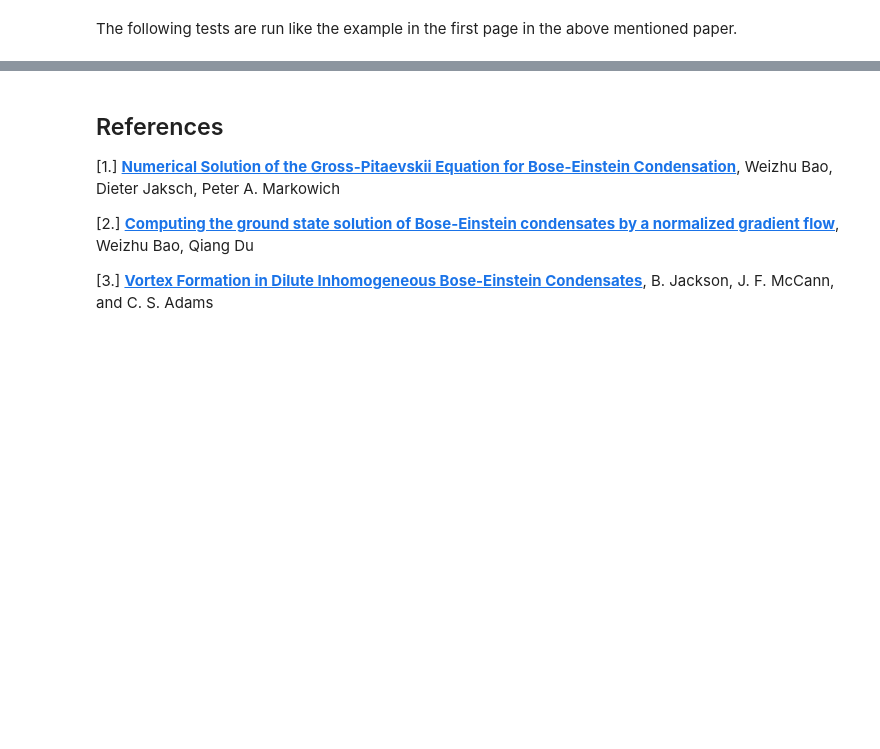
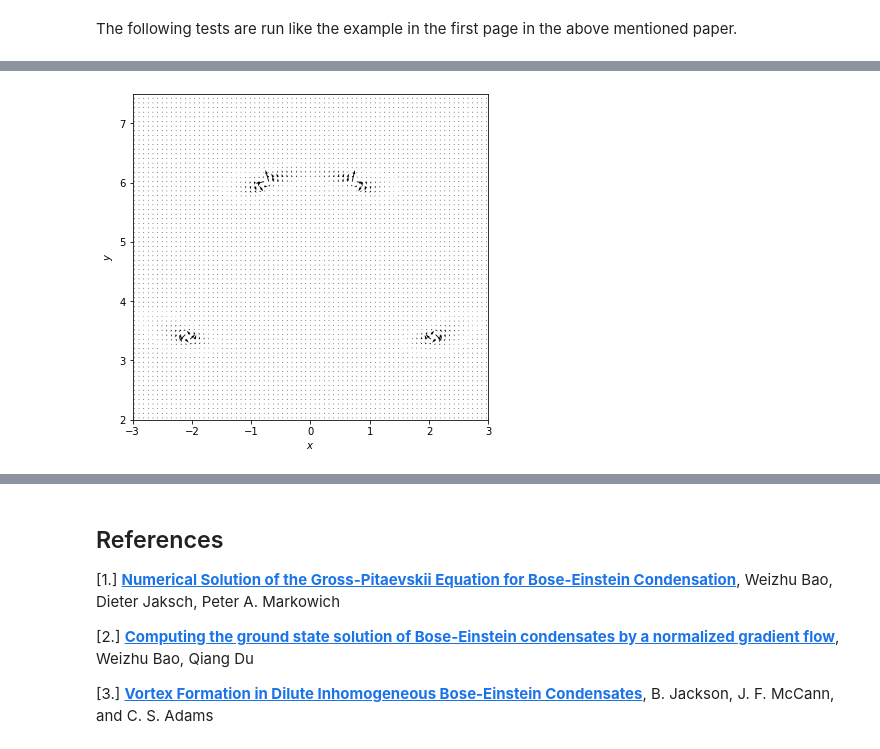
Before and after one commit to mvilucchio/BEC_TSSP, a Jupyter notebook: final_notebook.ipynb, the cells around one changed output, grey strips where cells are left out. Drawn from its saved outputs; the diff is of its cells as text; code cells hidden in the pictures; blank space fills up the shorter version.

```diff
--- a/final_notebook.ipynb
+++ b/final_notebook.ipynb
@@ -156,0 +199,8 @@ for i in range(len(t)):
+# %%
+u, v = gp.veloc_2d(psi_t[frame], x_spacing, y_spacing)
+veloc_fig = pt.quiver_plotter(X, Y, [u, v], show_plot=False)
+veloc_axis = veloc_fig.gca()
+veloc_axis.axis([-3,3,2,7.5])
+veloc_axis.set_aspect('equal')
+# %% [output]
+[figure, added]
```
Also changed, not shown: parts of 21 cells of this notebook.
